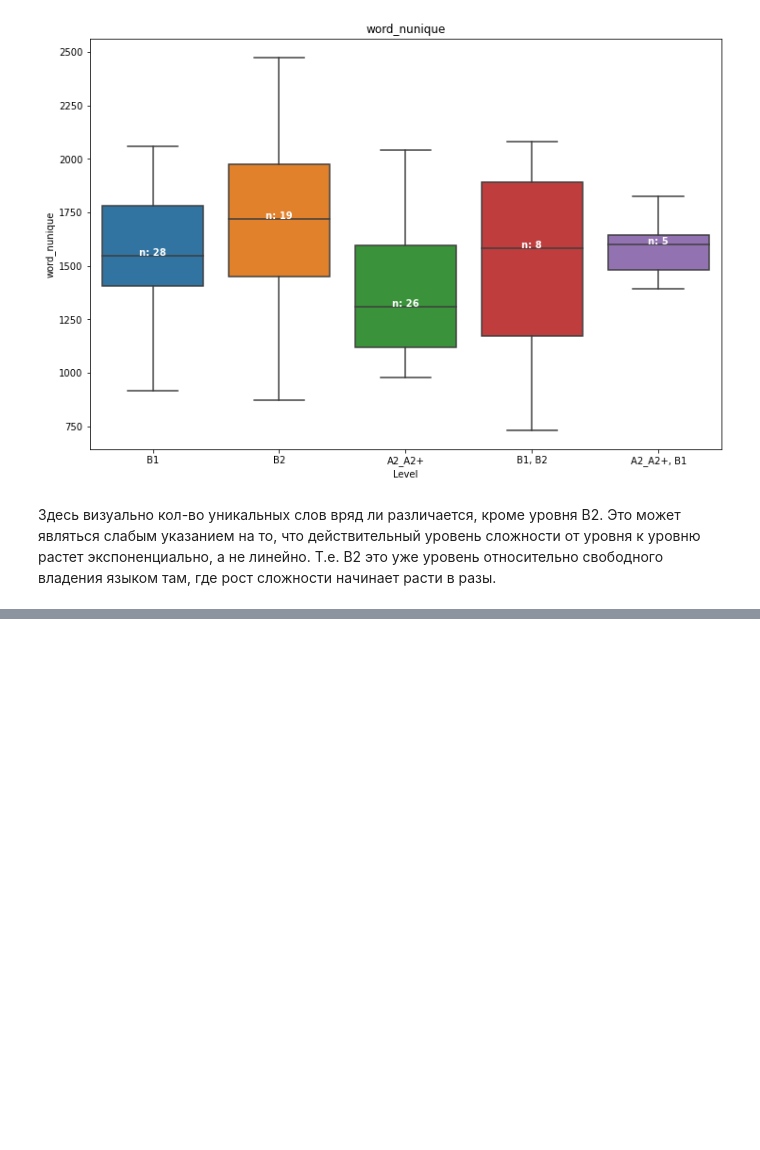
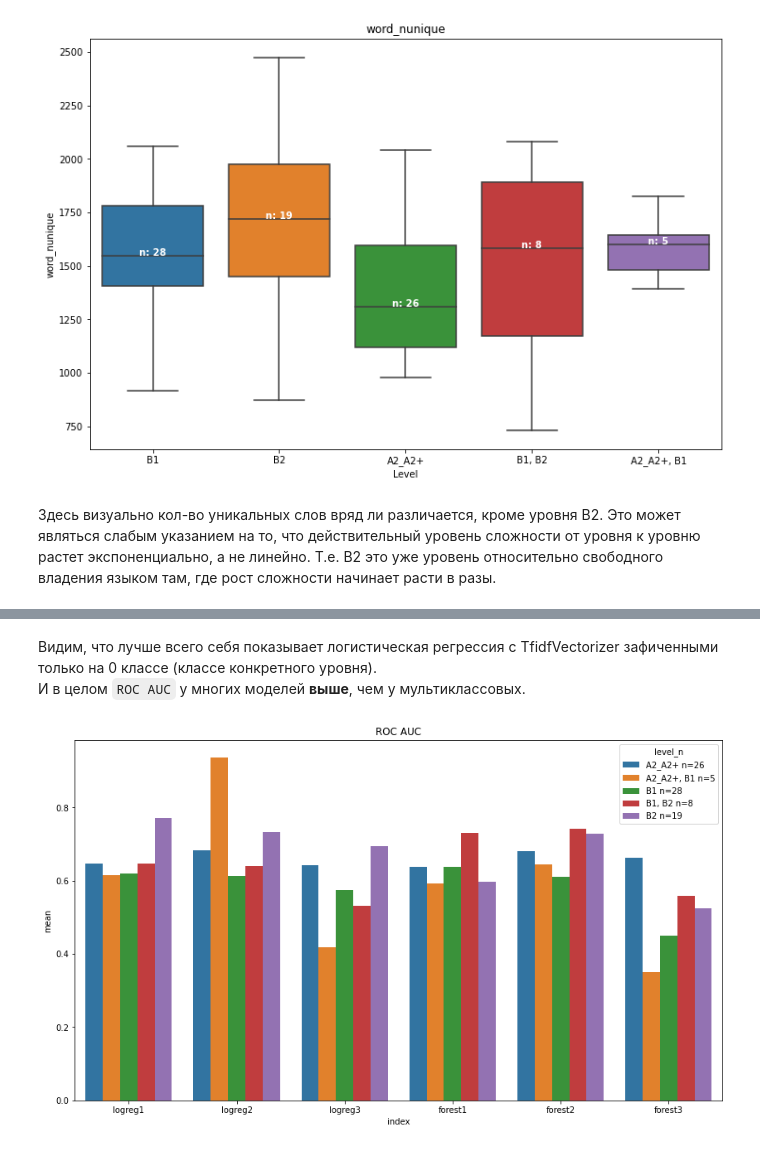
Before and after one commit to snakerzr/predict_english_level_with_movie_subs, a Jupyter notebook: notebook.ipynb, the cells around one changed output, grey strips where cells are left out. Saved outputs shown, nothing was run; the diff lists cells and outputs as text; code cells hidden in the pictures; blank space fills up the shorter version.

```diff
--- a/notebook.ipynb
+++ b/notebook.ipynb
@@ -1053,0 +1346,12 @@ accuracy_score(y_test, y_pred)
+# %% [markdown]
+Видим, что лучше всего себя показывает логистическая регрессия с TfidfVectorizer зафиченными только на 0 классе (классе конкретного уровня).
+И в целом `ROC AUC` у многих моделей **выше**, чем у мультиклассовых.
+# %%
+plt.figure(figsize=(14, 8))
+ax = sns.barplot(data=roc_auc_multi_binary_score,x='index',y='mean',hue='level_n')#,yerr=roc_auc_multi_binary_score['std'],hue='level')
+ax.set_title('ROC AUC')
+# plt.legend([],[], frameon=False)
+
+plt.show()
+# %% [output]
+[figure, added]
```
Also changed, not shown: parts of 51 cells of this notebook.
